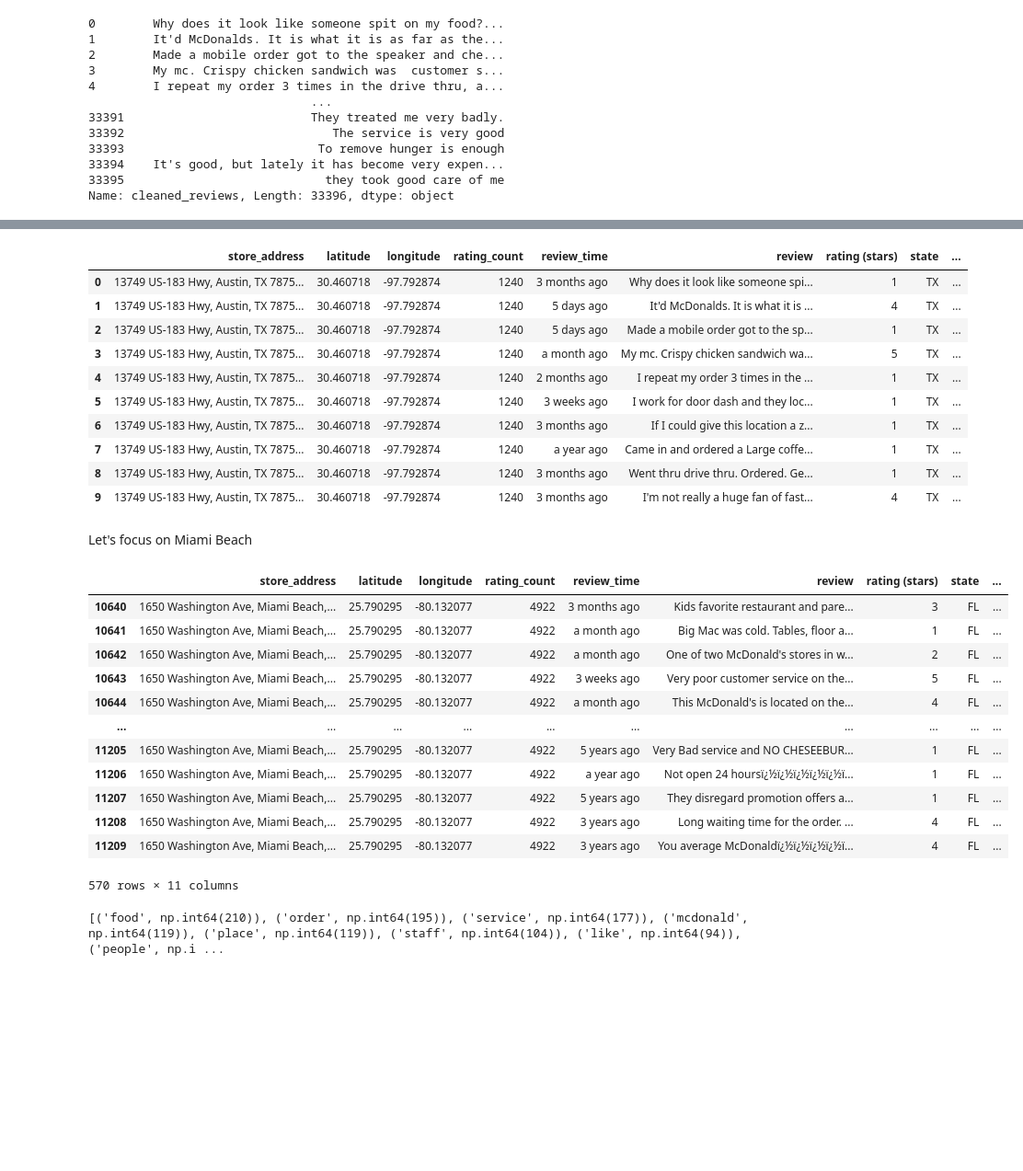
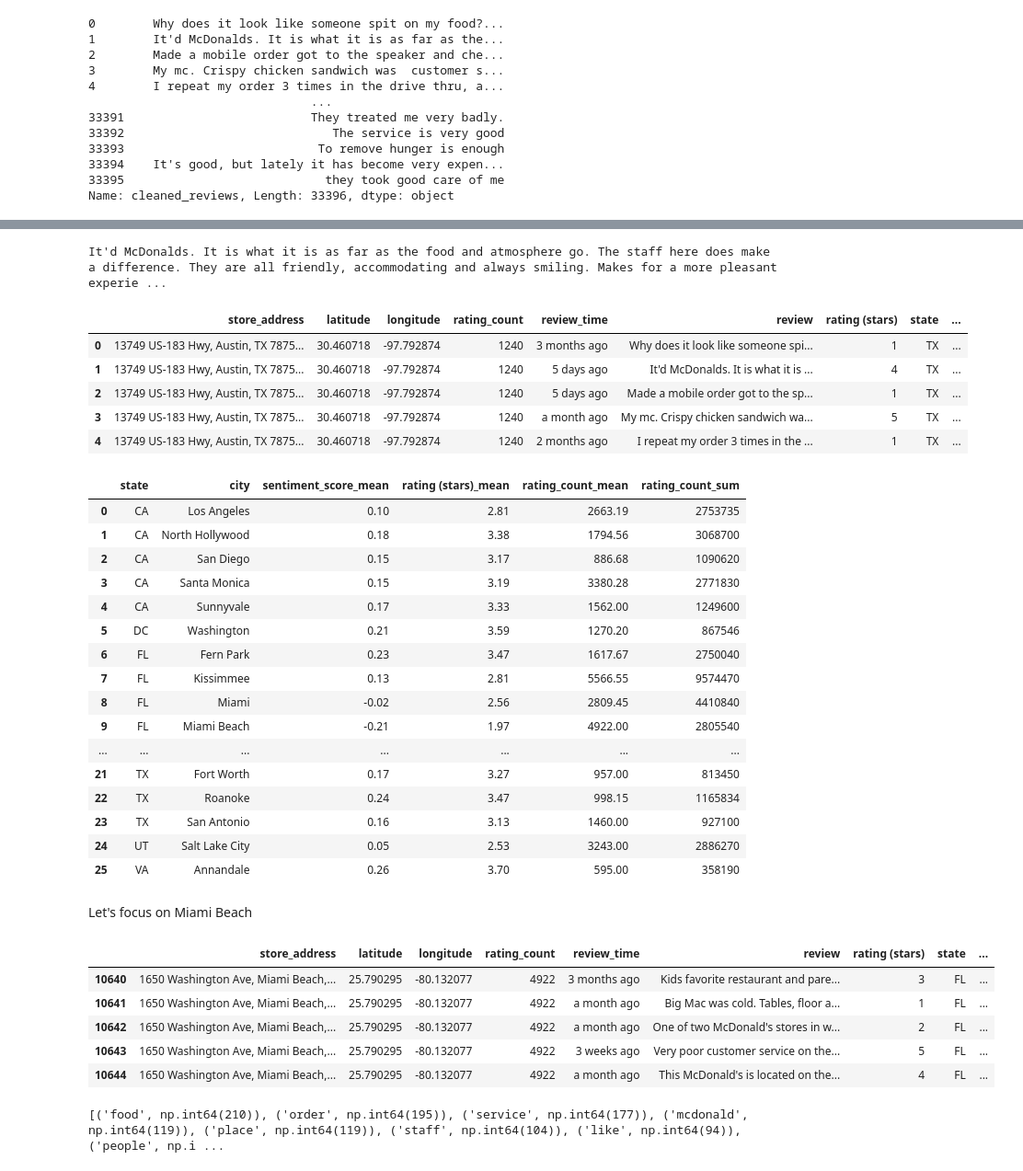
Before and after one commit to ssstoev/mcdonalds-reviews, a Jupyter notebook: review analysis.ipynb, the cells around one changed output, grey strips where cells are left out. Shown at 92% size. Cells and saved outputs as stored; diff of their text form; code cells hidden in the pictures; blank space fills up the shorter version.

Commit message:
performed sentiment analysis on all of the restaurants and created a dash plot to show them

```diff
--- a/review analysis.ipynb
+++ b/review analysis.ipynb
@@ -212,5 +351,13 @@ def calculate_sentiment(text):
     compound_score = scores['compound']
     # Return compound score
     return compound_score
+# %%
+from nltk.tokenize import word_tokenize
+
+text = "It'd McDonalds. It is what it is as far as the food and atmosphere go. The staff here does make a difference. They are all friendly, accommodating and always smiling. Makes for a more pleasant experience than many other fast food places."
+word_tokens = word_tokenize(text)
+print(text)
+# %% [output]
+It'd McDonalds. It is what it is as far as the food and atmosphere go. The staff here does make a difference. They are all friendly, accommodating and always smiling. Makes for a more pleasant experie ...
 # %%
 # Apply the function to every row in the "text" column and output the results into a new column "sentiment_score"
@@ -217,6 +365,6 @@ def calculate_sentiment(text):
 df_clean['sentiment_score'] = df_clean['review'].apply(calculate_sentiment)
 # %%
-df_clean.head(10)
+df_clean.head()
 # %% [output]
 |  | store_address | latitude | longitude | rating_count | review_time | review | rating (stars) | state | ... |
 | 0 | 13749 US-183 Hwy, Austin, TX 7875... | 30.460718 | -97.792874 | 1240 | 3 months ago | Why does it look like someone spi... | 1 | TX | ... |
@@ -224,8 +372,32 @@ df_clean.head(10)
 | 2 | 13749 US-183 Hwy, Austin, TX 7875... | 30.460718 | -97.792874 | 1240 | 5 days ago | Made a mobile order got to the sp... | 1 | TX | ... |
 | 3 | 13749 US-183 Hwy, Austin, TX 7875... | 30.460718 | -97.792874 | 1240 | a month ago | My mc. Crispy chicken sandwich wa... | 5 | TX | ... |
 | 4 | 13749 US-183 Hwy, Austin, TX 7875... | 30.460718 | -97.792874 | 1240 | 2 months ago | I repeat my order 3 times in the ... | 1 | TX | ... |
-| 5 | 13749 US-183 Hwy, Austin, TX 7875... | 30.460718 | -97.792874 | 1240 | 3 weeks ago | I work for door dash and they loc... | 1 | TX | ... |
-| 6 | 13749 US-183 Hwy, Austin, TX 7875... | 30.460718 | -97.792874 | 1240 | 3 months ago | If I could give this location a z... | 1 | TX | ... |
-| 7 | 13749 US-183 Hwy, Austin, TX 7875... | 30.460718 | -97.792874 | 1240 | a year ago | Came in and ordered a Large coffe... | 1 | TX | ... |
-| 8 | 13749 US-183 Hwy, Austin, TX 7875... | 30.460718 | -97.792874 | 1240 | 3 months ago | Went thru drive thru. Ordered. Ge... | 1 | TX | ... |
-| 9 | 13749 US-183 Hwy, Austin, TX 7875... | 30.460718 | -97.792874 | 1240 | 3 months ago | I'm not really a huge fan of fast... | 4 | TX | ... |
+# %%
+# aggregate by state and city and get the sentiment score
+state_city_sentiment = df_clean.groupby(["state", "city"]).agg({"sentiment_score": "mean", "rating (stars)": "mean", "rating_count": ["mean", "sum"]})
+# Flatten multi-level columns
+state_city_sentiment.columns = ['_'.join(col).strip() if col[1] else col[0] for col in state_city_sentiment.columns]
+state_city_sentiment.reset_index(inplace=True)
+state_city_sentiment["rating (stars)_mean"] = round(state_city_sentiment["rating (stars)_mean"], 2)
+state_city_sentiment["rating_count_sum"] = round(state_city_sentiment["rating_count_sum"], 2)
+state_city_sentiment["rating_count_mean"] = round(state_city_sentiment["rating_count_mean"], 2)
+state_city_sentiment["sentiment_score_mean"] = round(state_city_sentiment["sentiment_score_mean"], 2)
+state_city_sentiment
+# %% [output]
+|  | state | city | sentiment_score_mean | rating (stars)_mean | rating_count_mean | rating_count_sum |
+| 0 | CA | Los Angeles | 0.10 | 2.81 | 2663.19 | 2753735 |
+| 1 | CA | North Hollywood | 0.18 | 3.38 | 1794.56 | 3068700 |
+| 2 | CA | San Diego | 0.15 | 3.17 | 886.68 | 1090620 |
+| 3 | CA | Santa Monica | 0.15 | 3.19 | 3380.28 | 2771830 |
+| 4 | CA | Sunnyvale | 0.17 | 3.33 | 1562.00 | 1249600 |
+| 5 | DC | Washington | 0.21 | 3.59 | 1270.20 | 867546 |
+| 6 | FL | Fern Park | 0.23 | 3.47 | 1617.67 | 2750040 |
+| 7 | FL | Kissimmee | 0.13 | 2.81 | 5566.55 | 9574470 |
+| 8 | FL | Miami | -0.02 | 2.56 | 2809.45 | 4410840 |
+| 9 | FL | Miami Beach | -0.21 | 1.97 | 4922.00 | 2805540 |
+| ... | ... | ... | ... | ... | ... | ... |
+| 21 | TX | Fort Worth | 0.17 | 3.27 | 957.00 | 813450 |
+| 22 | TX | Roanoke | 0.24 | 3.47 | 998.15 | 1165834 |
+| 23 | TX | San Antonio | 0.16 | 3.13 | 1460.00 | 927100 |
+| 24 | UT | Salt Lake City | 0.05 | 2.53 | 3243.00 | 2886270 |
+| 25 | VA | Annandale | 0.26 | 3.70 | 595.00 | 358190 |
@@ -233,21 +408,14 @@ df_clean.head(10)
 Let's focus on Miami Beach
 # %%
 miami_df = df_clean[df_clean["city"] == "Miami Beach"]
-miami_df
+miami_df.head()
 # %% [output]
 |  | store_address | latitude | longitude | rating_count | review_time | review | rating (stars) | state | ... |
 | 10640 | 1650 Washington Ave, Miami Beach,... | 25.790295 | -80.132077 | 4922 | 3 months ago | Kids favorite restaurant and pare... | 3 | FL | ... |
 | 10641 | 1650 Washington Ave, Miami Beach,... | 25.790295 | -80.132077 | 4922 | a month ago | Big Mac was cold. Tables, floor a... | 1 | FL | ... |
 | 10642 | 1650 Washington Ave, Miami Beach,... | 25.790295 | -80.132077 | 4922 | a month ago | One of two McDonald's stores in w... | 2 | FL | ... |
 | 10643 | 1650 Washington Ave, Miami Beach,... | 25.790295 | -80.132077 | 4922 | 3 weeks ago | Very poor customer service on the... | 5 | FL | ... |
 | 10644 | 1650 Washington Ave, Miami Beach,... | 25.790295 | -80.132077 | 4922 | a month ago | This McDonald's is located on the... | 4 | FL | ... |
-| ... | ... | ... | ... | ... | ... | ... | ... | ... | ... |
-| 11205 | 1650 Washington Ave, Miami Beach,... | 25.790295 | -80.132077 | 4922 | 5 years ago | Very Bad service and NO CHESEEBUR... | 1 | FL | ... |
-| 11206 | 1650 Washington Ave, Miami Beach,... | 25.790295 | -80.132077 | 4922 | a year ago | Not open 24 hoursï¿½ï¿½ï¿½ï¿½ï¿½ï... | 1 | FL | ... |
-| 11207 | 1650 Washington Ave, Miami Beach,... | 25.790295 | -80.132077 | 4922 | 5 years ago | They disregard promotion offers a... | 1 | FL | ... |
-| 11208 | 1650 Washington Ave, Miami Beach,... | 25.790295 | -80.132077 | 4922 | 3 years ago | Long waiting time for the order. ... | 4 | FL | ... |
-| 11209 | 1650 Washington Ave, Miami Beach,... | 25.790295 | -80.132077 | 4922 | 3 years ago | You average McDonaldï¿½ï¿½ï¿½ï¿½ï... | 4 | FL | ... |
-570 rows × 11 columns
 # %%
 from sklearn.feature_extraction.text import CountVectorizer
 
```
Also changed, not shown: parts of 14 cells of this notebook, 2 other files.
